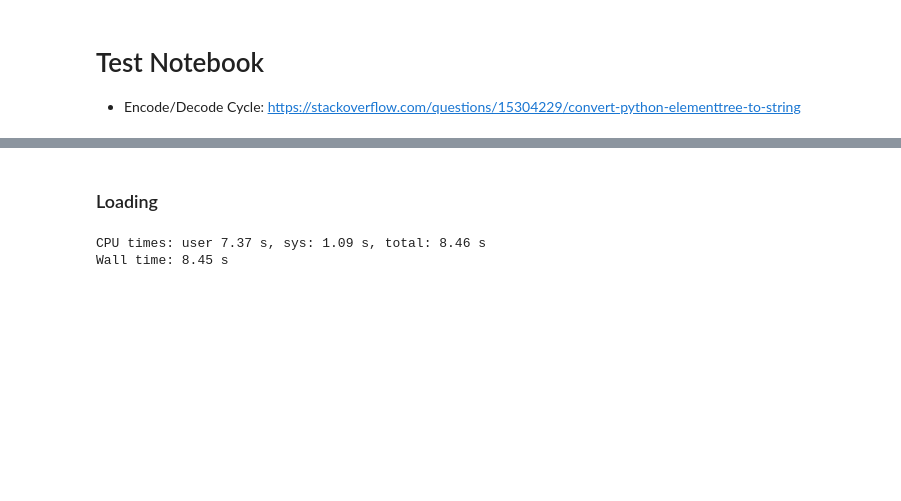
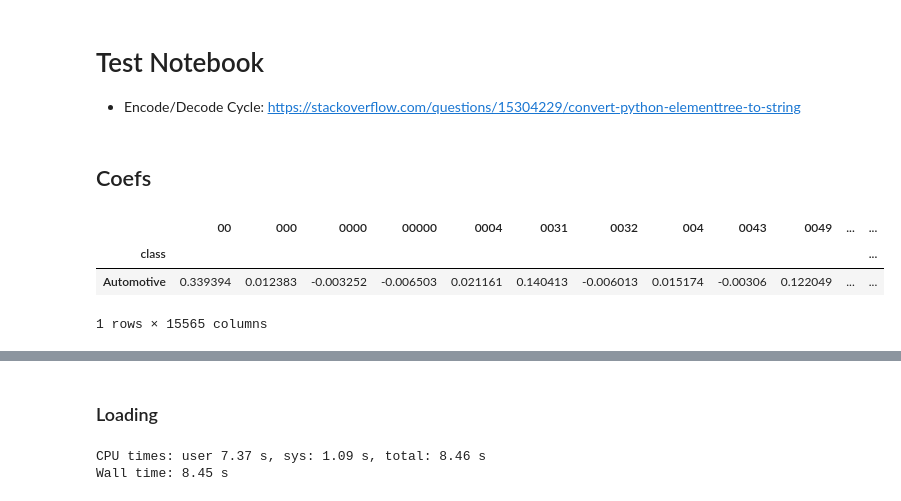
Before and after one commit to realjanpaulus/industryhtml, a Jupyter notebook: notebooks/test.ipynb, the cells around one changed output, grey strips where cells are left out. Cells and saved outputs as stored; diff of their text form; code cells hidden in the pictures; blank space fills up the shorter version.

```diff
--- a/notebooks/test.ipynb
+++ b/notebooks/test.ipynb
@@ -20,3 +20,5 @@ from app.utils import (clean_boilerplate,
                        remove_tags,
                        tokenizing_html,
                        trim_html)
+# %% [markdown]
+## Coefs
@@ -22,0 +27,7 @@ from app.utils import (clean_boilerplate,
+# %%
+df.head(1)
+# %% [output]
+|  | 00 | 000 | 0000 | 00000 | 0004 | 0031 | 0032 | 004 | 0043 | 0049 | ... | ... |
+| class |  |  |  |  |  |  |  |  |  |  |  | ... |
+| Automotive | 0.339394 | 0.012383 | -0.003252 | -0.006503 | 0.021161 | 0.140413 | -0.006013 | 0.015174 | -0.00306 | 0.122049 | ... | ... |
+1 rows × 15565 columns
```
Also changed, not shown: parts of 25 cells of this notebook, 3 other files.
